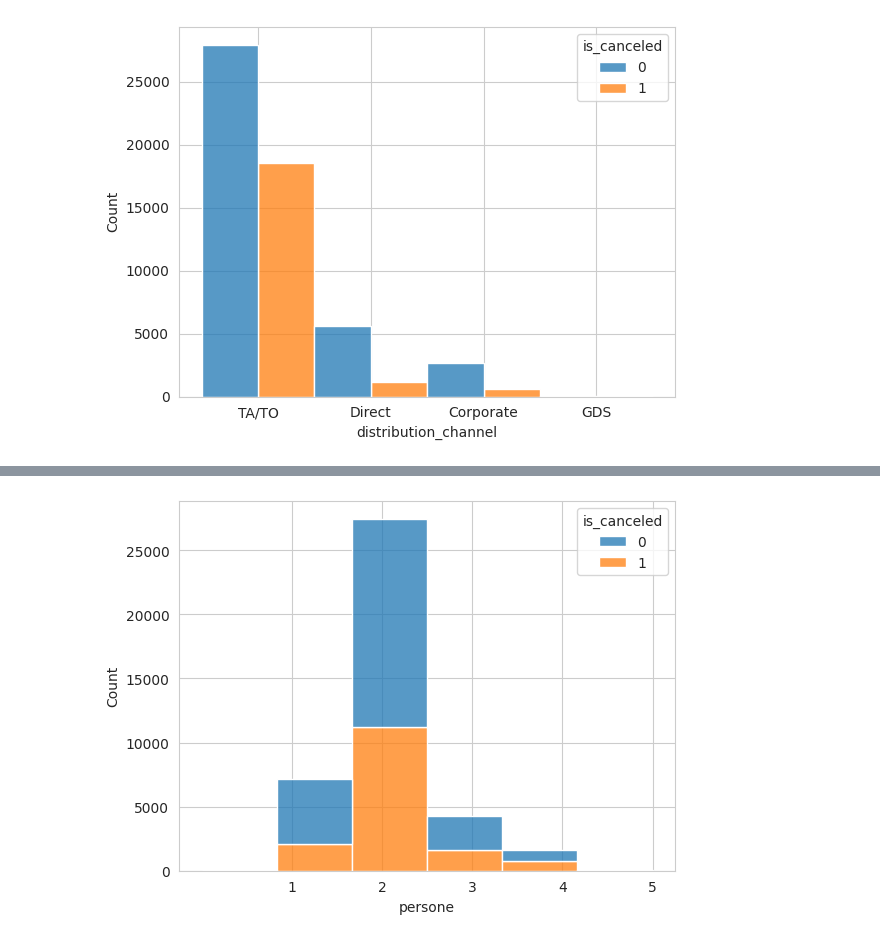
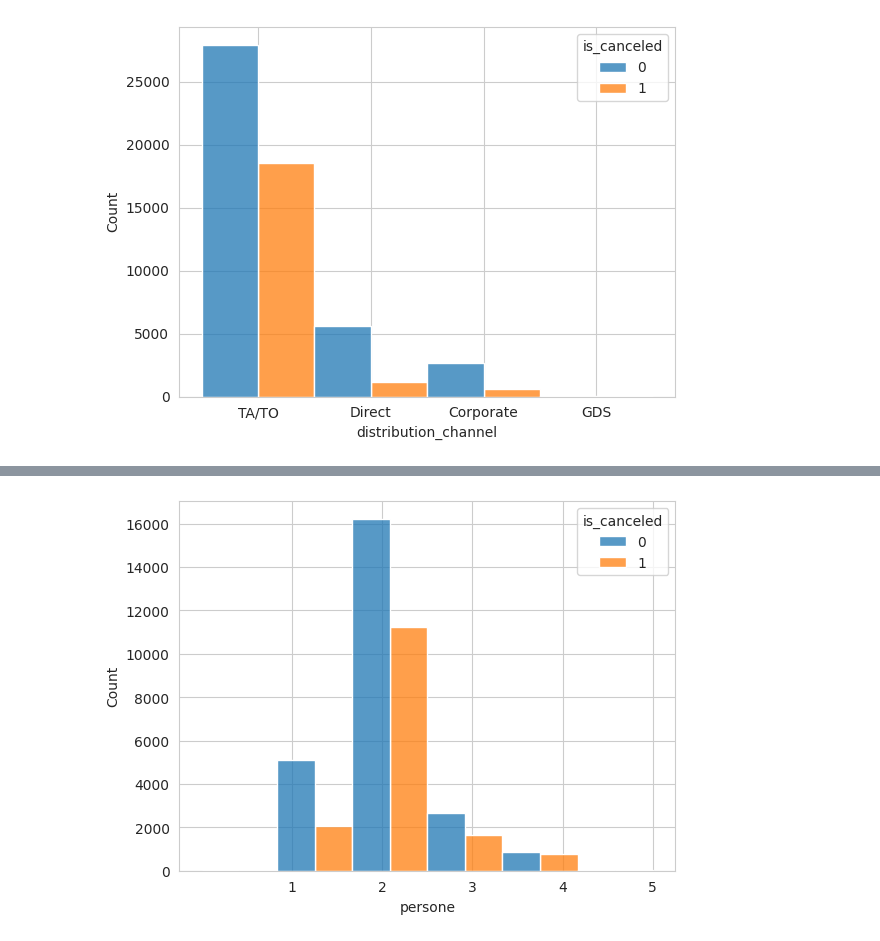
Before and after one commit to Nikocioni/progetto_programmazione_nik_ross_salvo, a Jupyter notebook: progetto_niko_ross_salvo_3.ipynb, the cells around one changed output, grey strips where cells are left out. Cells and saved outputs as stored; diff of their text form; code cells hidden in the pictures.

```diff
--- a/progetto_niko_ross_salvo_3.ipynb
+++ b/progetto_niko_ross_salvo_3.ipynb
@@ -674,8 +678,8 @@ plt.show()
 # %%
 #persone e cancellazioni
-sns.histplot(x="persone", hue = "is_canceled", multiple = "stack", stat = "count", data=test, bins = 6)
+sns.histplot(x="persone", hue = "is_canceled", multiple = "dodge", stat = "count", data=test, bins = 6)
 plt.xticks([1, 2, 3, 4, 5])
 plt.show()
 # %% [output]
-[figure, old version]
+[figure, new version]
 # %%
```
Also changed, not shown: parts of 14 cells of this notebook.
